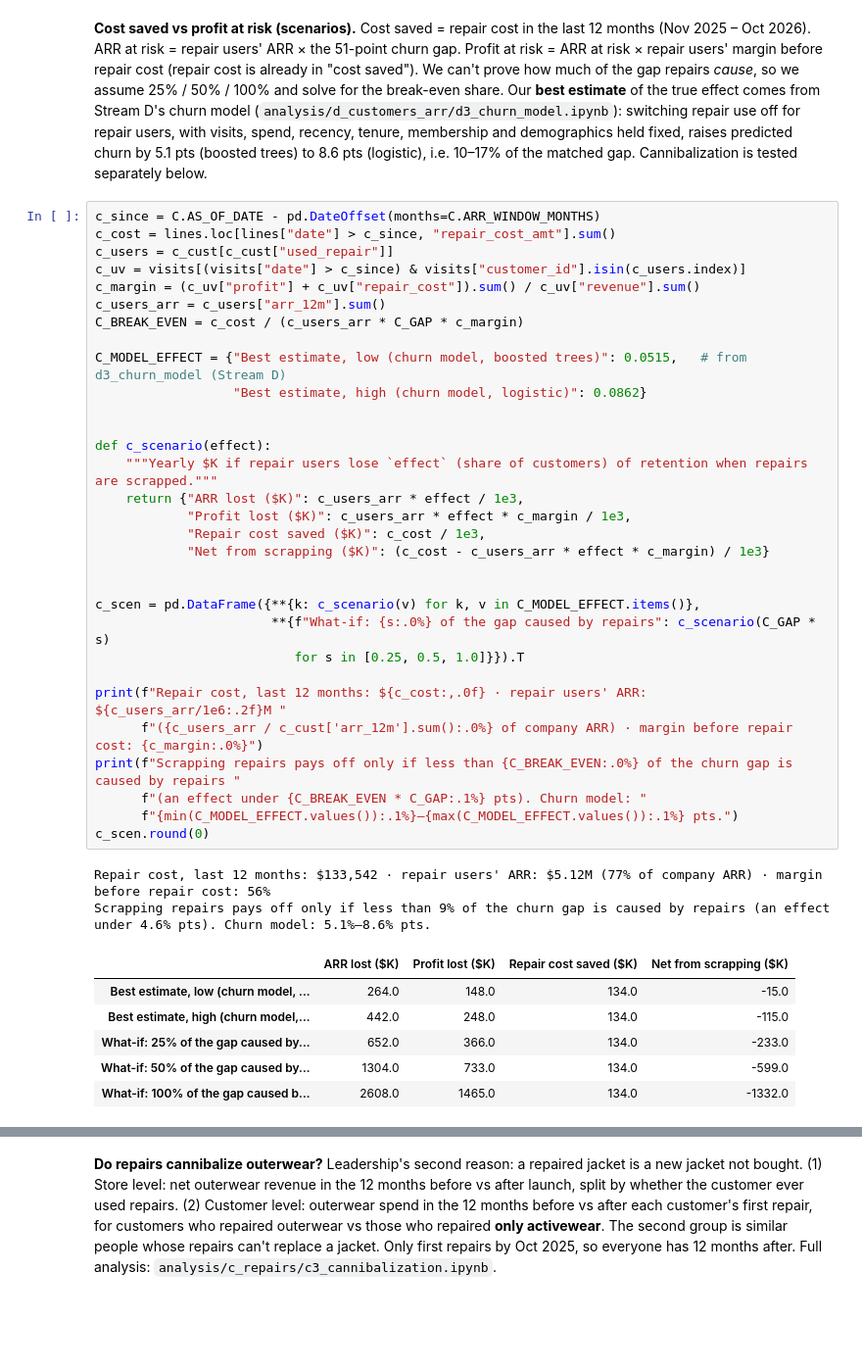
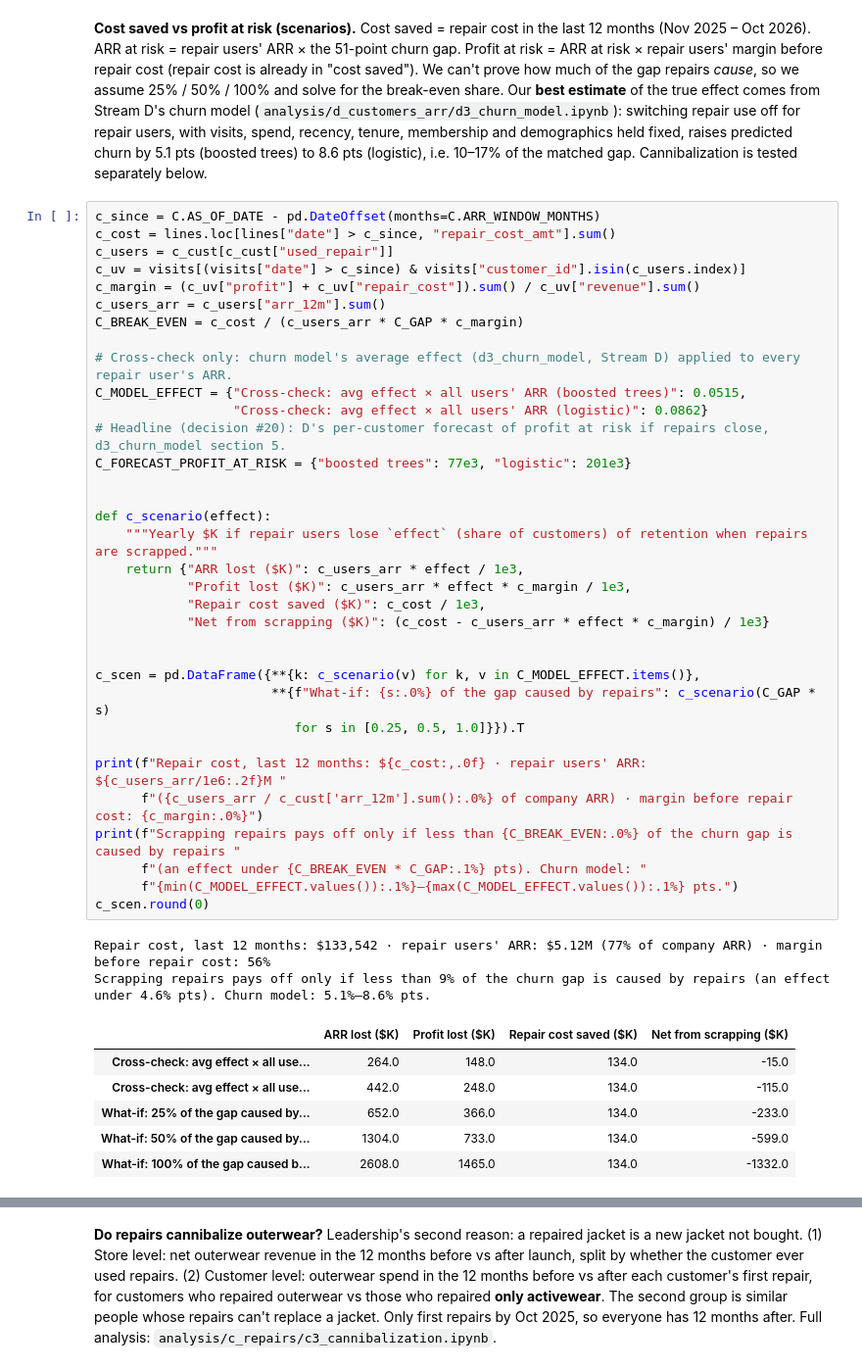
Before and after one commit to rchicoin/DATATHON2026, a Jupyter notebook: summary.ipynb, the cells around one changed output, grey strips where cells are left out. Shown at 98% size. Drawn from its saved outputs; the diff is of its cells as text; blank space fills up the shorter version.

```diff
--- a/summary.ipynb
+++ b/summary.ipynb
@@ -552,37 +555,40 @@ c_cost = lines.loc[lines["date"] > c_since, "repair_cost_amt"].sum()
 c_users = c_cust[c_cust["used_repair"]]
 c_uv = visits[(visits["date"] > c_since) & visits["customer_id"].isin(c_users.index)]
 c_margin = (c_uv["profit"] + c_uv["repair_cost"]).sum() / c_uv["revenue"].sum()
 c_users_arr = c_users["arr_12m"].sum()
 C_BREAK_EVEN = c_cost / (c_users_arr * C_GAP * c_margin)
 
-C_MODEL_EFFECT = {"Best estimate, low (churn model, boosted trees)": 0.0515,   # from d3_churn_model (Stream D)
-                  "Best estimate, high (churn model, logistic)": 0.0862}
+# Cross-check only: churn model's average effect (d3_churn_model, Stream D) applied to every repair user's ARR.
+C_MODEL_EFFECT = {"Cross-check: avg effect × all users' ARR (boosted trees)": 0.0515,
+                  "Cross-check: avg effect × all users' ARR (logistic)": 0.0862}
+# Headline (decision #20): D's per-customer forecast of profit at risk if repairs close, d3_churn_model section 5.
+C_FORECAST_PROFIT_AT_RISK = {"boosted trees": 77e3, "logistic": 201e3}
 
 
 def c_scenario(effect):
     """Yearly $K if repair users lose `effect` (share of customers) of retention when repairs are scrapped."""
     return {"ARR lost ($K)": c_users_arr * effect / 1e3,
             "Profit lost ($K)": c_users_arr * effect * c_margin / 1e3,
             "Repair cost saved ($K)": c_cost / 1e3,
             "Net from scrapping ($K)": (c_cost - c_users_arr * effect * c_margin) / 1e3}
 
 
 c_scen = pd.DataFrame({**{k: c_scenario(v) for k, v in C_MODEL_EFFECT.items()},
                        **{f"What-if: {s:.0%} of the gap caused by repairs": c_scenario(C_GAP * s)
                           for s in [0.25, 0.5, 1.0]}}).T
 
 print(f"Repair cost, last 12 months: ${c_cost:,.0f} · repair users' ARR: ${c_users_arr/1e6:.2f}M "
       f"({c_users_arr / c_cust['arr_12m'].sum():.0%} of company ARR) · margin before repair cost: {c_margin:.0%}")
 print(f"Scrapping repairs pays off only if less than {C_BREAK_EVEN:.0%} of the churn gap is caused by repairs "
       f"(an effect under {C_BREAK_EVEN * C_GAP:.1%} pts). Churn model: "
       f"{min(C_MODEL_EFFECT.values()):.1%}–{max(C_MODEL_EFFECT.values()):.1%} pts.")
 c_scen.round(0)
 # %% [output]
 Repair cost, last 12 months: $133,542 · repair users' ARR: $5.12M (77% of company ARR) · margin before repair cost: 56%
 Scrapping repairs pays off only if less than 9% of the churn gap is caused by repairs (an effect under 4.6% pts). Churn model: 5.1%–8.6% pts.
 |  | ARR lost ($K) | Profit lost ($K) | Repair cost saved ($K) | Net from scrapping ($K) |
-| Best estimate, low (churn model, ... | 264.0 | 148.0 | 134.0 | -15.0 |
-| Best estimate, high (churn model,... | 442.0 | 248.0 | 134.0 | -115.0 |
+| Cross-check: avg effect × all use... | 264.0 | 148.0 | 134.0 | -15.0 |
+| Cross-check: avg effect × all use... | 442.0 | 248.0 | 134.0 | -115.0 |
 | What-if: 25% of the gap caused by... | 652.0 | 366.0 | 134.0 | -233.0 |
 | What-if: 50% of the gap caused by... | 1304.0 | 733.0 | 134.0 | -599.0 |
 | What-if: 100% of the gap caused b... | 2608.0 | 1465.0 | 134.0 | -1332.0 |
```
Also changed, not shown: parts of 15 cells of this notebook, 2 other files.
